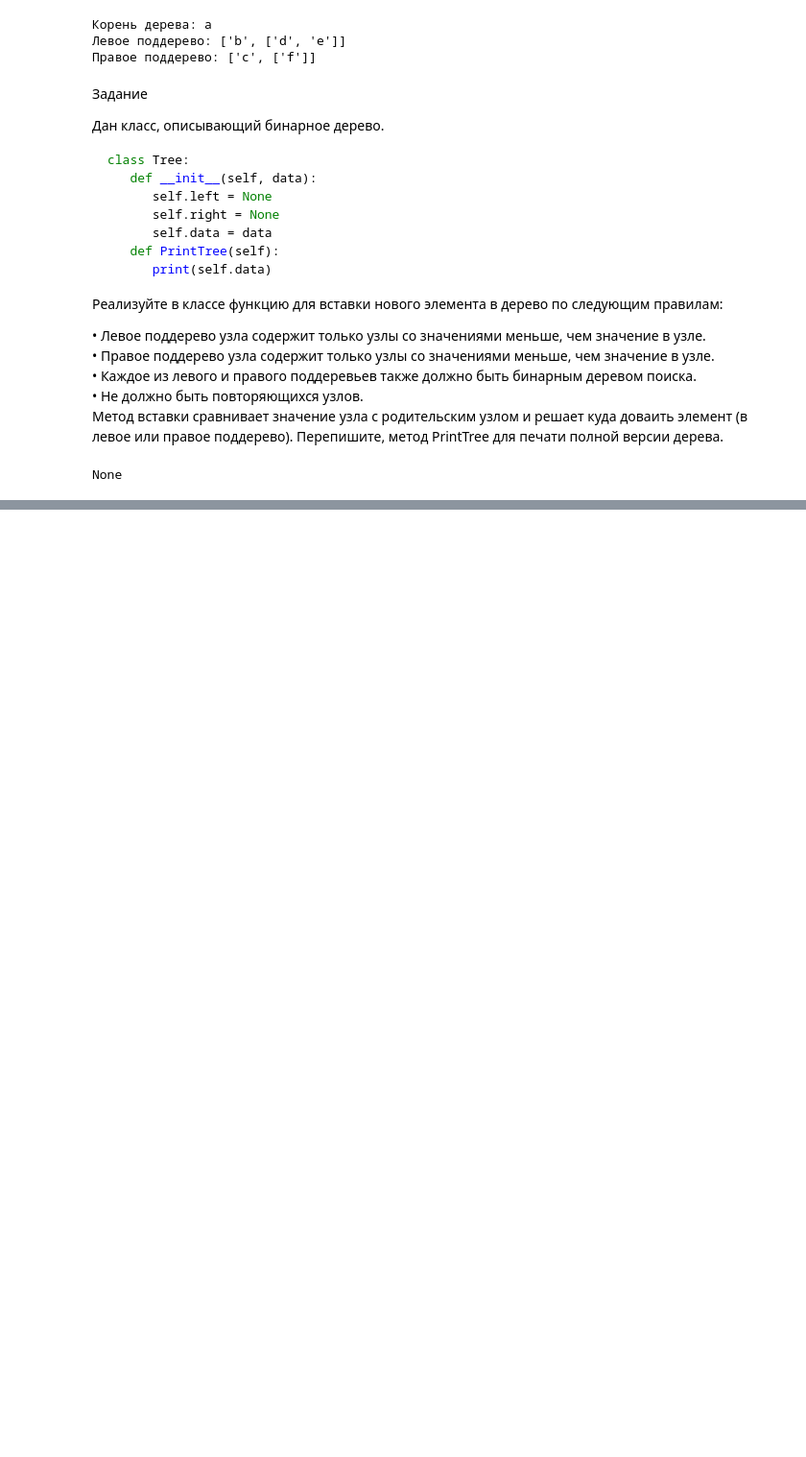
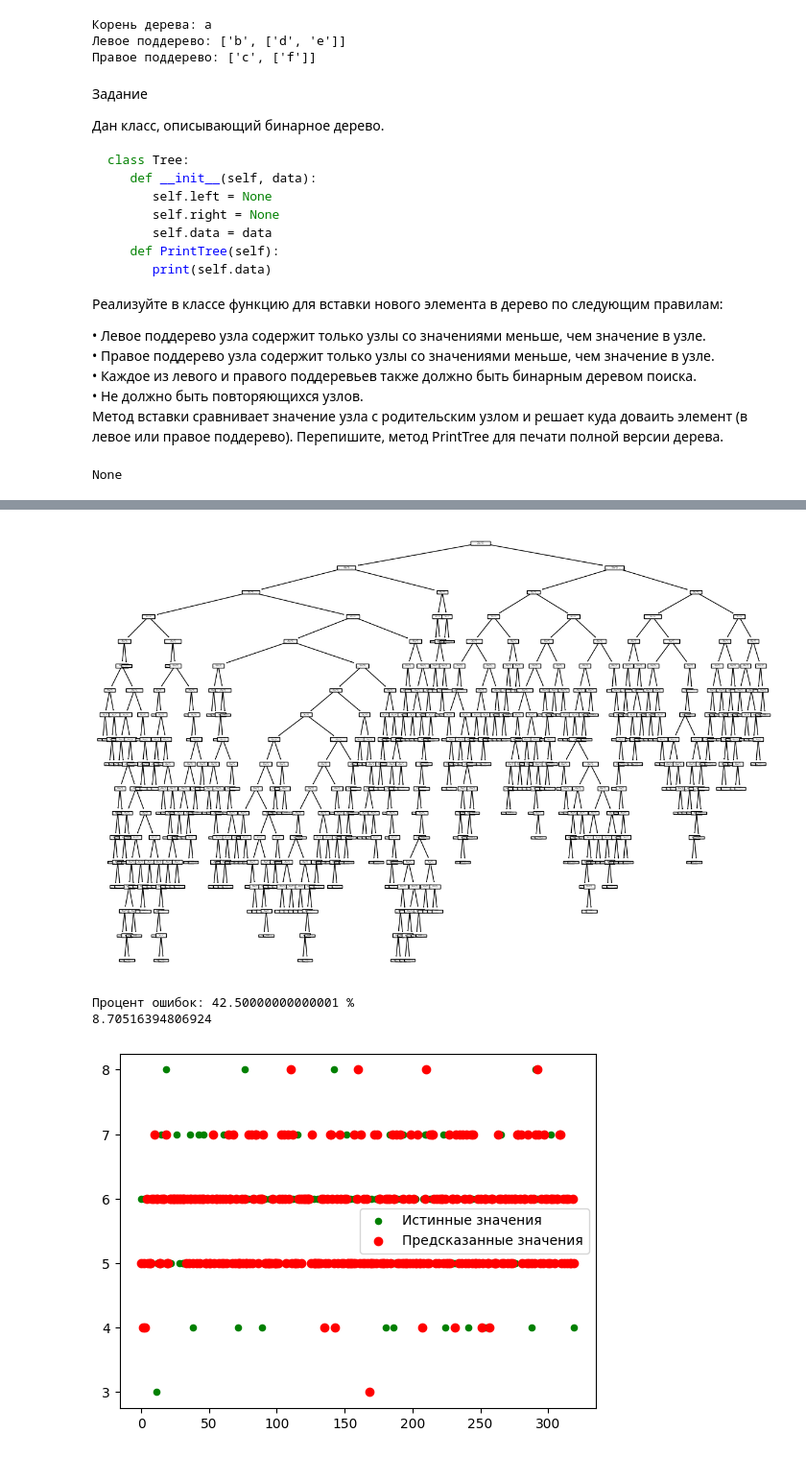
Before and after one commit to VolanD111/Main_Repository, a Jupyter notebook: Python/AI-sem2/WorkBook_5.ipynb, the cells around one changed output, grey strips where cells are left out. Shown: that part at 96% size. Cells and saved outputs as stored; diff of their text form; code cells hidden in the pictures; blank space fills up the shorter version.

```diff
--- a/Python/AI-sem2/WorkBook_5.ipynb
+++ b/Python/AI-sem2/WorkBook_5.ipynb
@@ -122,0 +153,37 @@ None
+# %%
+from sklearn.tree import DecisionTreeClassifier
+from sklearn.model_selection import train_test_split
+from matplotlib import pyplot as plt
+import pandas as pd
+import numpy as np
+from sklearn import metrics
+from sklearn import tree
+
+# импорт данных в виде датафрейма
+url = "https://raw.githubusercontent.com/aniruddhachoudhury/Red-Wine-Quality/master/winequality-red.csv"
+df = pd.read_csv(url)
+# разделение на признаки и целевую переменную
+X = df.iloc[:, :-1]
+y = df.iloc[:, -1]
+
+X_train, X_test, y_train, y_test = train_test_split(X, y, test_size=0.2, random_state=42)
+model = DecisionTreeClassifier()
+model.fit(X_train, y_train)
+predict = model.predict(X_test)
+
+plt.figure(figsize=(15, 10))
+tree.plot_tree(model)
+plt.show()
+
+print("Процент ошибок:", (1 - metrics.accuracy_score(y_test, predict)) * 100, "%")
+print(metrics.mean_absolute_error(y_test, predict) / np.average(y) * 100)
+
+plt.scatter(range(len(y_test)), y_test, color='green', label="Истинные значения", s = 20)
+plt.scatter(range(len(y_test)), predict, color='red', label="Предсказанные значения")
+plt.legend()
+plt.show()
+# %% [output]
+[figure, added]
+Процент ошибок: 42.50000000000001 %
+8.70516394806924
+[figure, added]
```
Also changed, not shown: parts of 3 cells of this notebook.
